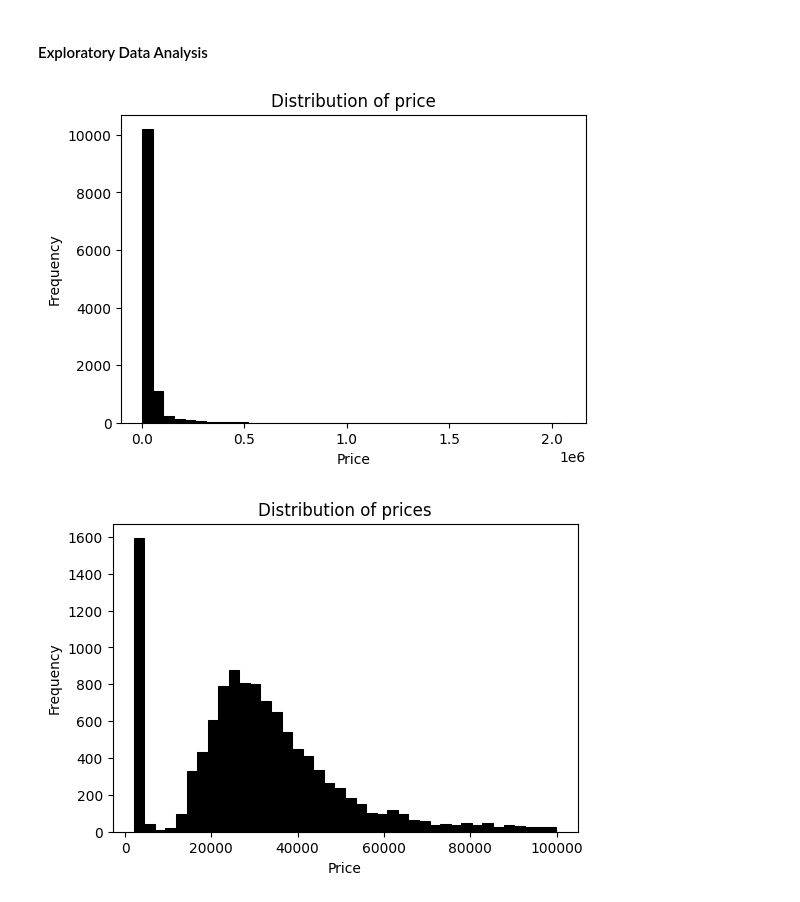
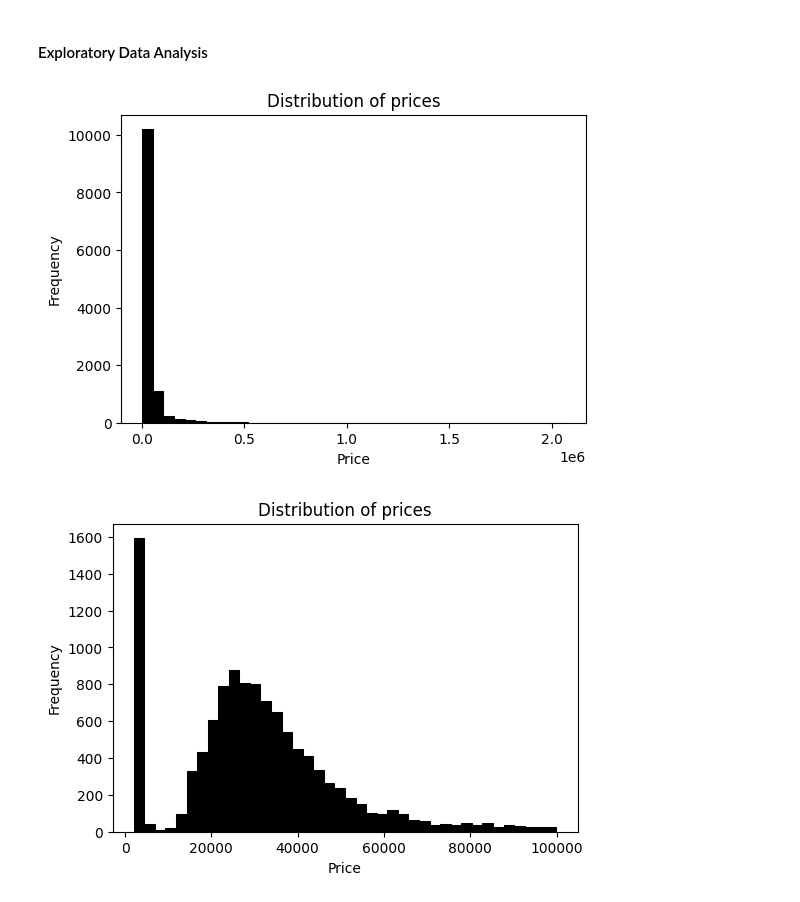
Before and after one commit to dajuctech/machine-learning-zoomcamp, a Jupyter notebook: 02-regression/Car Price Prediction Project.ipynb, the cells around one changed output. Cells and saved outputs as stored; diff of their text form; code cells hidden in the pictures.

```diff
--- a/02-regression/Car Price Prediction Project.ipynb
+++ b/02-regression/Car Price Prediction Project.ipynb
@@ -64,4 +36,11 @@ Index(['make', 'model', 'year', 'engine_fuel_type', 'engine_hp',
 # %%
-# Convert column names to lowercase and replace spaces with underscores for easier access.
+# Convert all column names to lowercase and replace spaces with underscores for consistency.
 df.columns = df.columns.str.lower().str.replace(' ', '_')
+
+# Create a list of all columns in the DataFrame that have a data type of 'object' (typically string columns).
+string_columns = list(df.dtypes[df.dtypes == 'object'].index)
+
+# Iterate through each string column to standardize the values by converting to lowercase and replacing spaces with underscores.
+for col in string_columns:
+    df[col] = df[col].str.lower().str.replace(' ', '_')
 # %%
@@ -113,18 +56,23 @@ df.head()
 # %% [markdown]
 #### Exploratory Data Analysis
 # %%
-# Create a new figure with a specified size of 6x4 inches.
+# Set the size of the figure for better visibility.
 plt.figure(figsize=(6, 4))
-# Plot a histogram of the 'msrp' column (prices) using 40 bins, with black bars and full opacity.
+
+# Create a histogram of the 'msrp' column from the DataFrame df, using 40 bins, with a black color and full opacity.
 sns.histplot(df.msrp, bins=40, color='black', alpha=1)
-# Set the y-axis label to 'Frequency'.
+
+# Label the y-axis as 'Frequency' to indicate what the vertical axis represents.
 plt.ylabel('Frequency')
-# Set the x-axis label to 'Price'.
+
+# Label the x-axis as 'Price' to indicate what the horizontal axis represents.
 plt.xlabel('Price')
-# Set the title of the plot to 'Distribution of prices'.
-plt.title('Distribution of price')
+
+# Set the title of the plot to 'Distribution of prices' to provide context.
+plt.title('Distribution of prices')
+
 # Display the plot.
 plt.show()
 # %% [output]
-[figure, old version]
+[figure, new version]
 # %%
```
Also changed, not shown: parts of 58 cells of this notebook, 3 other files.
